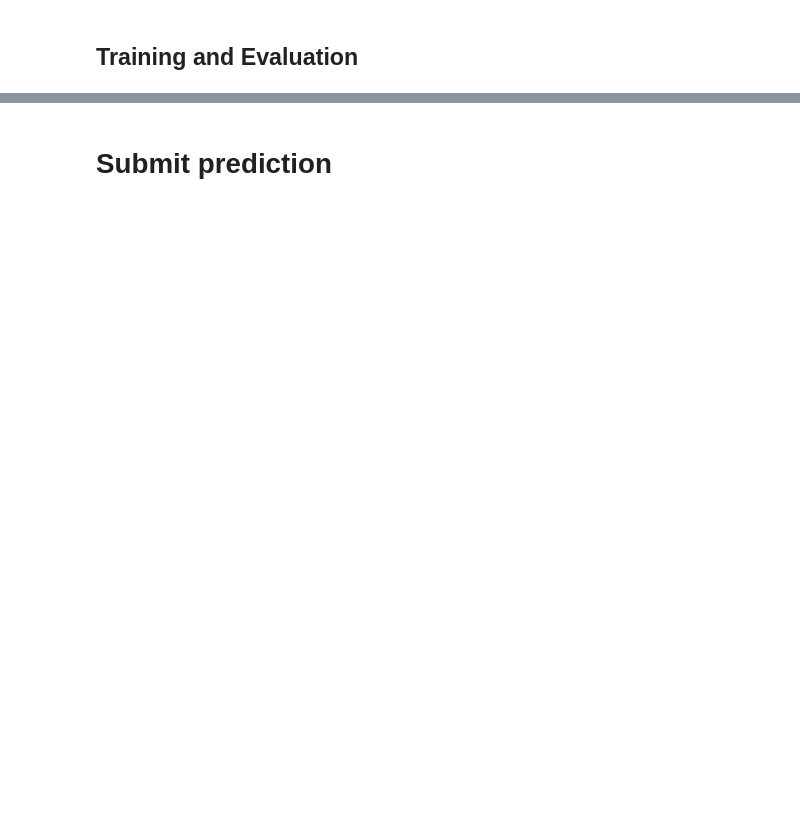
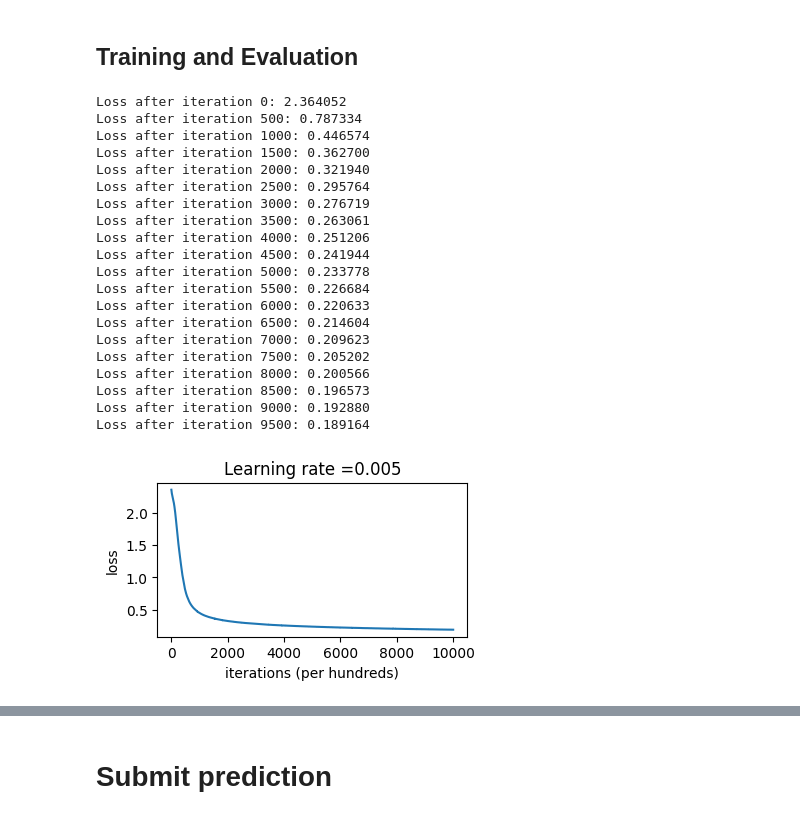
Before and after one commit to SWCst1020575/ML_Homework, a Jupyter notebook: HW3/HW3.ipynb, the cells around one changed output, grey strips where cells are left out. Cells and saved outputs as stored; diff of their text form; code cells hidden in the pictures; blank space fills up the shorter version.

```diff
--- a/HW3/HW3.ipynb
+++ b/HW3/HW3.ipynb
@@ -1569,41 +1745,40 @@ def random_mini_batches(X, Y, mini_batch_size = 64):
     mini_batches = []
 
     # Step 1: Shuffle (X, Y)
-    permutation = list(np.random.permutation(m))
-    shuffled_X = None
-    shuffled_Y = None
-
+    permutation = np.random.permutation(m)
+    shuffled_X = X[permutation]
+    shuffled_Y = Y[permutation]
     # Step 2 - Partition (shuffled_X, shuffled_Y).
     # Cases with a complete mini batch size only i.e each of 64 examples.
     num_complete_minibatches = math.floor(m / mini_batch_size) # number of mini batches of size mini_batch_size in your partitionning
     for k in range(0, num_complete_minibatches):
         # (approx. 2 lines)
-        mini_batch_X = None
-        mini_batch_Y = None
+        mini_batch_X = shuffled_X[k*mini_batch_size:(k+1)*mini_batch_size]
+        mini_batch_Y = shuffled_Y[k*mini_batch_size:(k+1)*mini_batch_size]
         mini_batch = (mini_batch_X, mini_batch_Y)
         mini_batches.append(mini_batch)
 
     # For handling the end case (last mini-batch < mini_batch_size i.e less than 64)
     if m % mini_batch_size != 0:
         #(approx. 2 lines)
-        mini_batch_X = None
-        mini_batch_Y = None
+        mini_batch_X = shuffled_X[num_complete_minibatches*mini_batch_size:]
+        mini_batch_Y = shuffled_Y[num_complete_minibatches*mini_batch_size:]
         mini_batch = (mini_batch_X, mini_batch_Y)
         mini_batches.append(mini_batch)
 
     return mini_batches
 
 
-layers_dims = None
-activation_fn = None
-learning_rate = None
-num_iterations = None
-batch_size = None
+layers_dims = [784,20,20,10]
+activation_fn = ['relu','relu','softmax']
+learning_rate = 0.005
+num_iterations = 10000
+batch_size = 16384
 classes = 10
 losses = []                         # keep track of loss
 print_loss = True
-print_freq = 100
-loss_function = None
+print_freq = 500
+loss_function = "cross_entropy"
 gamma = None
 alpha = None
 model = Model(layers_dims, activation_fn, loss_function, alpha=alpha, gamma=gamma)
@@ -1611,37 +1786,59 @@ model = Model(layers_dims, activation_fn, loss_function, alpha=alpha, gamma=gamm
 # Loop (gradient descent)
 for i in range(0, num_iterations):
     mini_batches = random_mini_batches(x_train, y_train, batch_size)
     loss = 0
     for batch in mini_batches:
         x_batch, y_batch = batch
 
         # forward
-        AL = None
+        AL = model.forward(x_batch)
 
         # compute loss
         if loss_function == 'cross_entropy':
-            loss += None
+            loss += compute_CCE_loss(AL,y_batch)
         elif loss_function == 'focal_loss':
-            loss += None
+            loss += compute_focal_loss(AL,y_batch,alpha,gamma)
 
         # backward
-        dA_prev = None
+        dA_prev = model.backward(AL,y_batch)
         # update
-        None
+        model.update(learning_rate)
 
     loss /= len(mini_batches)
     losses.append(loss)
     if print_loss and i % print_freq == 0:
         print ("Loss after iteration %i: %f" %(i, loss))
 
 
 # plot the loss
 plt.figure(figsize=(4, 2))
 plt.plot(np.squeeze(losses))
 plt.ylabel('loss')
 plt.xlabel('iterations (per hundreds)')
 plt.title("Learning rate =" + str(learning_rate))
 plt.show()
 ### END CODE HERE ###
+# %% [output]
+Loss after iteration 0: 2.364052
+Loss after iteration 500: 0.787334
+Loss after iteration 1000: 0.446574
+Loss after iteration 1500: 0.362700
+Loss after iteration 2000: 0.321940
+Loss after iteration 2500: 0.295764
+Loss after iteration 3000: 0.276719
+Loss after iteration 3500: 0.263061
+Loss after iteration 4000: 0.251206
+Loss after iteration 4500: 0.241944
+Loss after iteration 5000: 0.233778
+Loss after iteration 5500: 0.226684
+Loss after iteration 6000: 0.220633
+Loss after iteration 6500: 0.214604
+Loss after iteration 7000: 0.209623
+Loss after iteration 7500: 0.205202
+Loss after iteration 8000: 0.200566
+Loss after iteration 8500: 0.196573
+Loss after iteration 9000: 0.192880
+Loss after iteration 9500: 0.189164
+[figure, added]
 # %%
 pred_train = predict(x_train, y_train, model)
```
Also changed, not shown: parts of 27 cells of this notebook.
